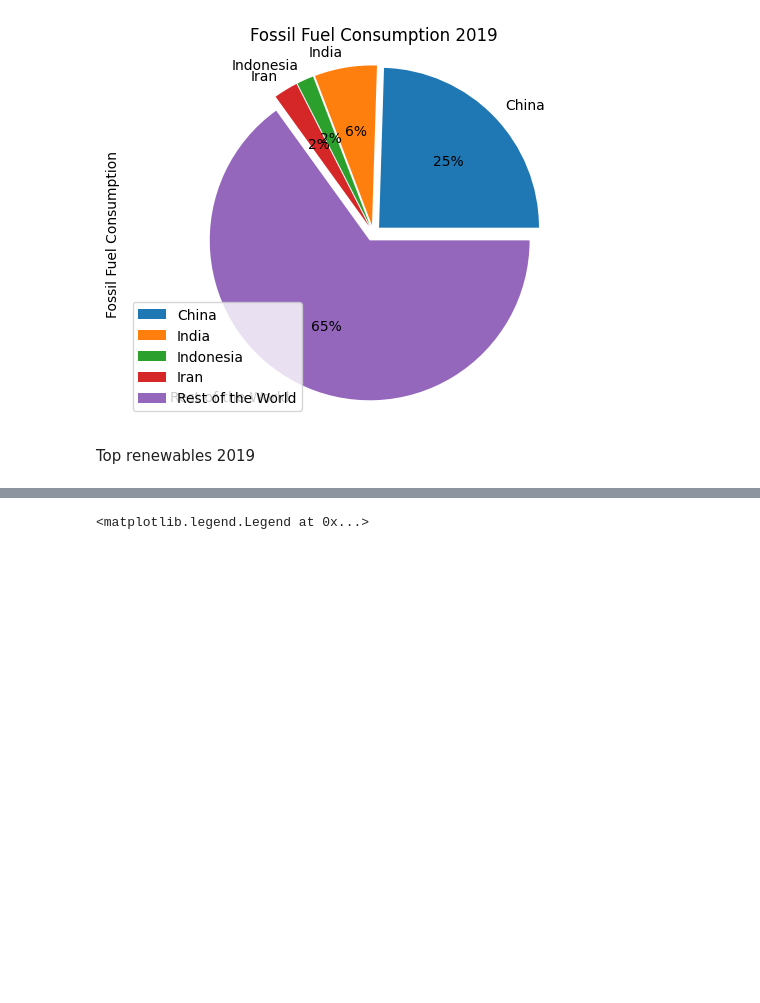
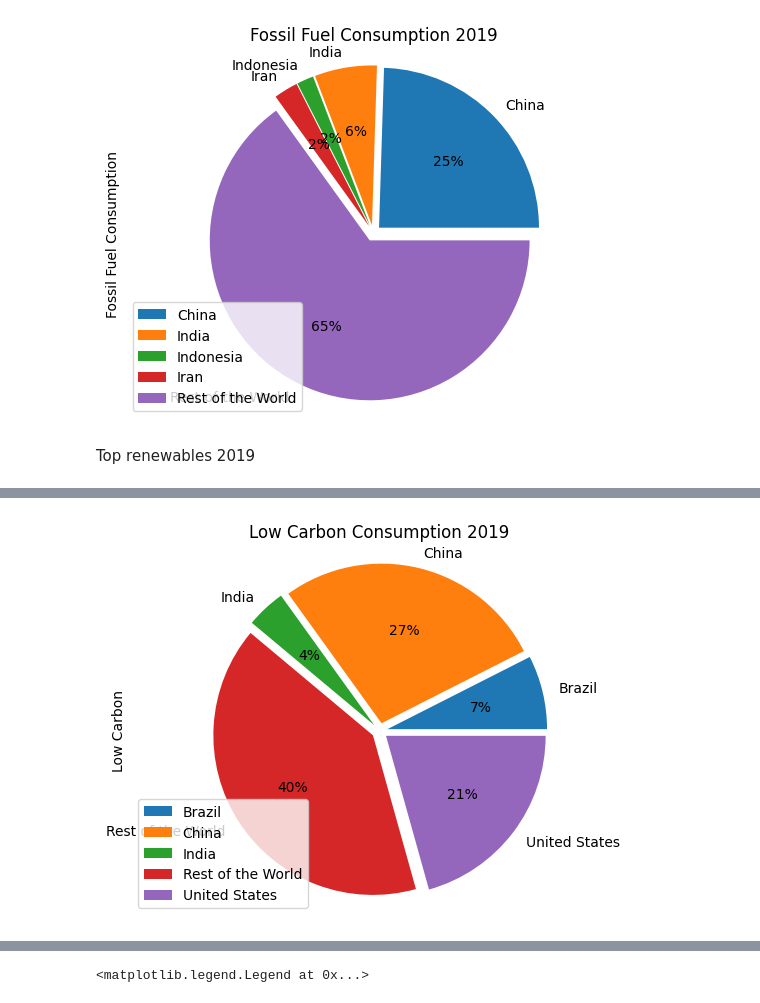
Before and after one commit to Brandon2589/DMPLearning2022, a Jupyter notebook: DMP_Learning2022_Brandon.ipynb, the cells around one changed output, grey strips where cells are left out. Cells and saved outputs as stored; diff of their text form; code cells hidden in the pictures; blank space fills up the shorter version.

```diff
--- a/DMP_Learning2022_Brandon.ipynb
+++ b/DMP_Learning2022_Brandon.ipynb
@@ -464,0 +446,20 @@ plt.show()
+# %%
+# Add Top Low Carbon  and subtract World
+df = pd.DataFrame({
+    'country': ['China', 'United States', 'Brazil', 'India', 'Rest of the World'],
+    'Low Carbon': [5848.439	, 4400.254, 1591.027, 848.021,  8608.465]})
+
+#importing matplotlib module
+import matplotlib.pyplot as plt
+
+# Define the ratio of gap of each fragment in a tuple
+explode = (0.05, 0.05, 0.05, 0.05, 0.05)
+
+# Plotting the pie chart for above dataframe
+df.groupby(['country']).sum().plot(kind='pie', y='Low Carbon',autopct='%1.0f%%',title='Low Carbon Consumption 2019', explode = explode)
+
+plt.axis('equal')
+plt.show()
+plt.show()
+# %% [output]
+[figure, added]
```
Also changed, not shown: parts of 32 cells of this notebook.
